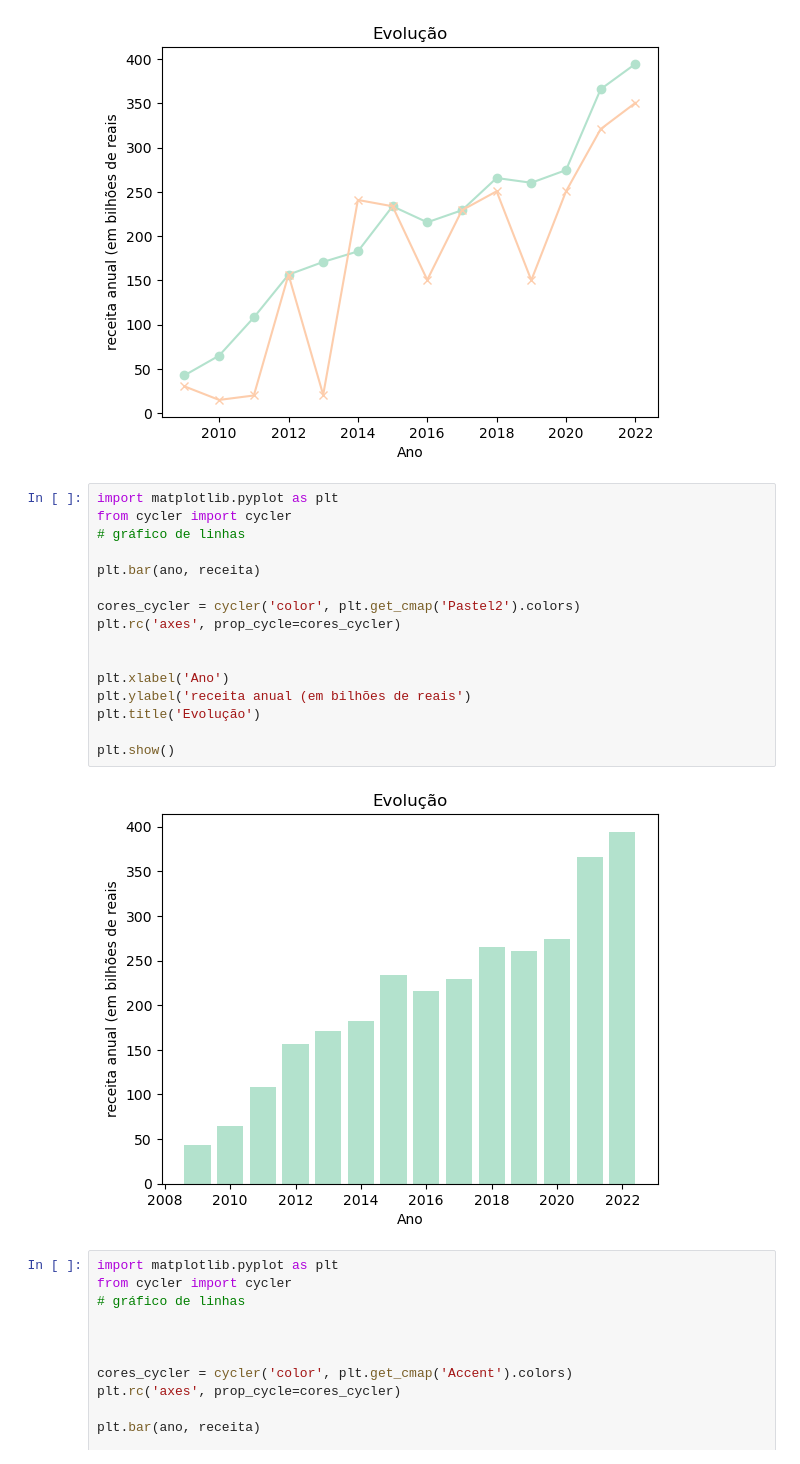
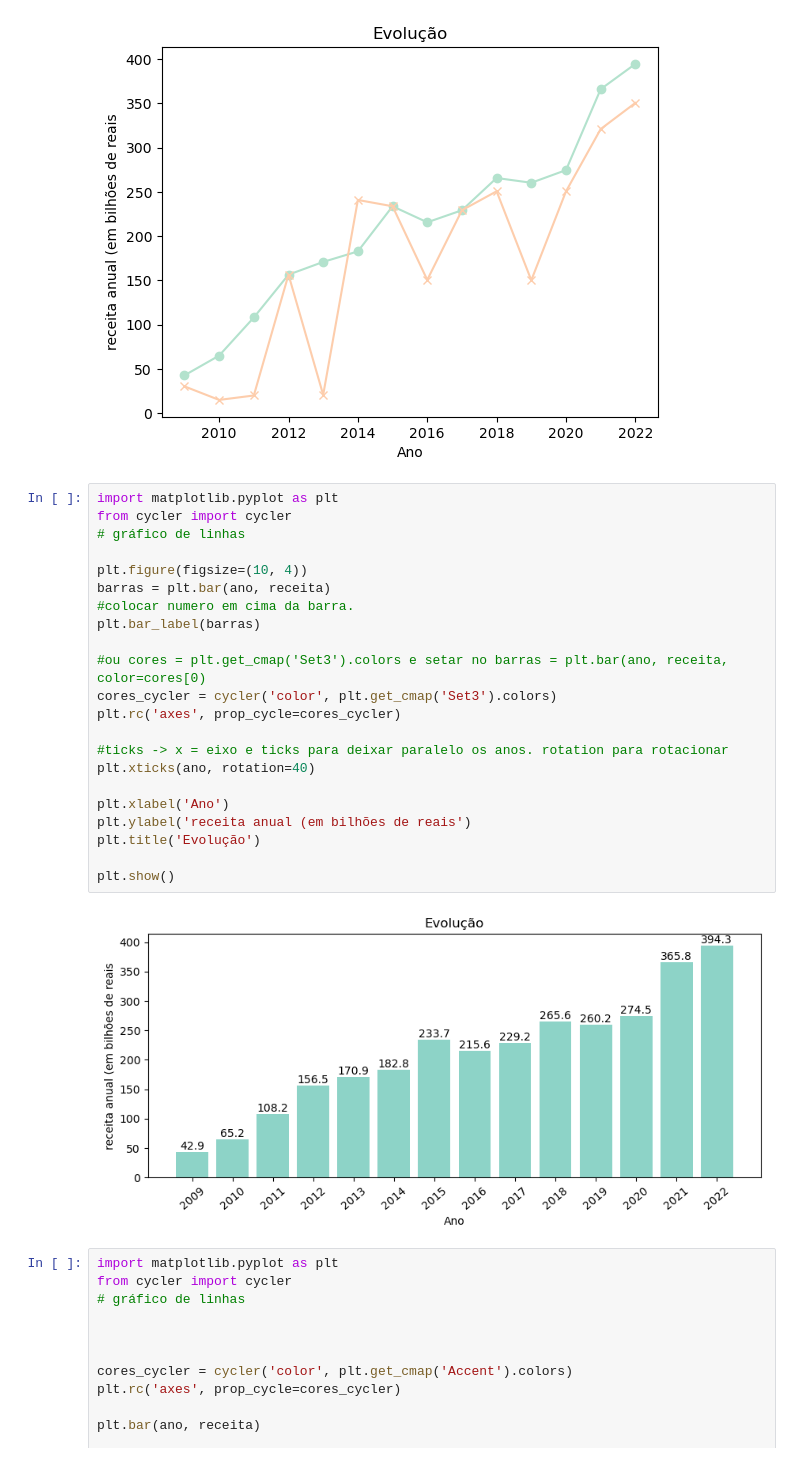
Before and after one commit to Denisryudi/unices, a Jupyter notebook: python_hashtag/p15 matplotlib/05good.ipynb, the cells around one changed output. Drawn from its saved outputs; the diff is of its cells as text.

```diff
--- a/python_hashtag/p15 matplotlib/05good.ipynb
+++ b/python_hashtag/p15 matplotlib/05good.ipynb
@@ -60,21 +60,27 @@ plt.show()
 # %%
 import matplotlib.pyplot as plt
 from cycler import cycler
 # gráfico de linhas
 
-plt.bar(ano, receita)
+plt.figure(figsize=(10, 4))
+barras = plt.bar(ano, receita)
+#colocar numero em cima da barra.
+plt.bar_label(barras)
 
-cores_cycler = cycler('color', plt.get_cmap('Pastel2').colors)
+#ou cores = plt.get_cmap('Set3').colors e setar no barras = plt.bar(ano, receita, color=cores[0)
+cores_cycler = cycler('color', plt.get_cmap('Set3').colors)
 plt.rc('axes', prop_cycle=cores_cycler)
 
+#ticks -> x = eixo e ticks para deixar paralelo os anos. rotation para rotacionar
+plt.xticks(ano, rotation=40)
 
 plt.xlabel('Ano')
 plt.ylabel('receita anual (em bilhões de reais')
 plt.title('Evolução')
 
 plt.show()
 # %% [output]
-[figure, old version]
+[figure, new version]
 # %%
 import matplotlib.pyplot as plt
 from cycler import cycler
```
Also changed, not shown: parts of 1 cell of this notebook, 2 other files.
